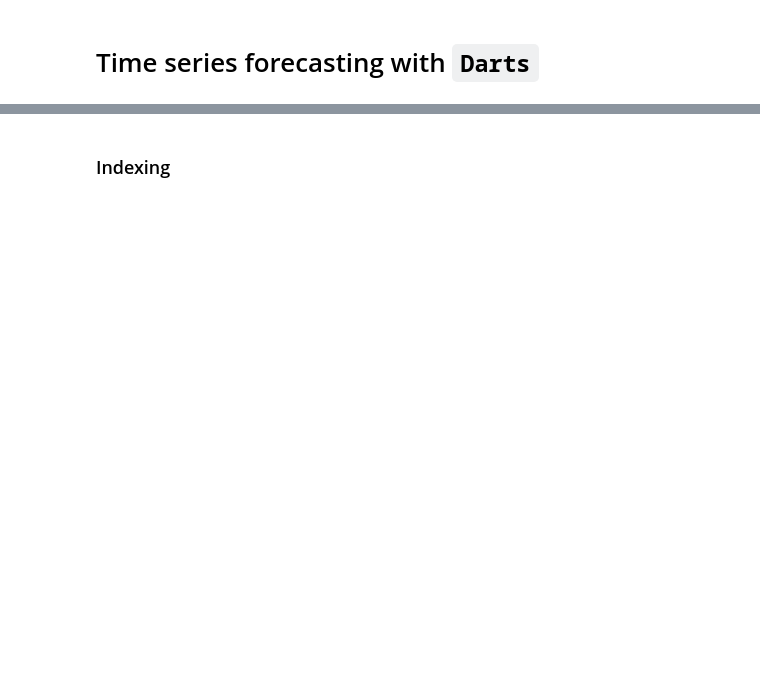
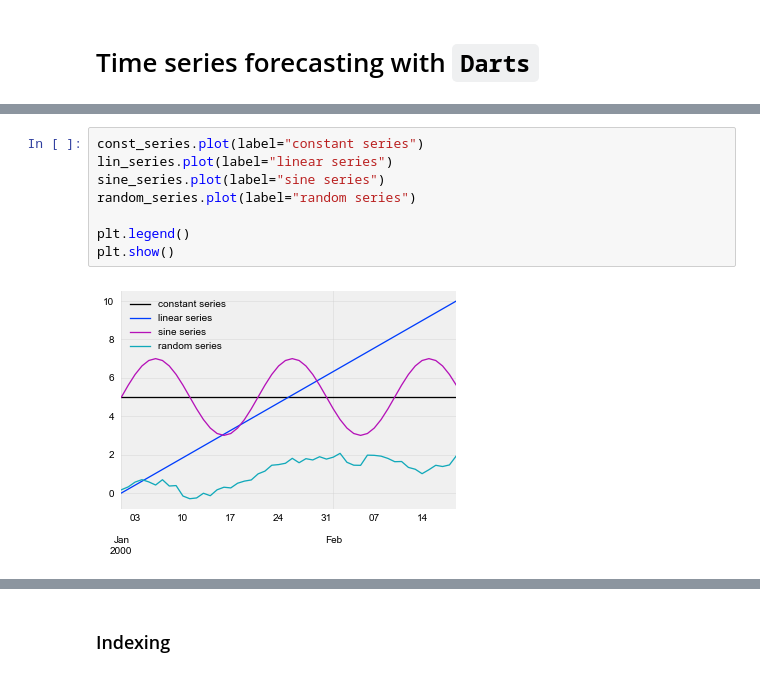
Before and after one commit to spazzy/darts, a Jupyter notebook: examples/darts-detailed-overview.ipynb, the cells around one changed output, grey strips where cells are left out. Saved outputs shown, nothing was run; the diff lists cells and outputs as text; blank space fills up the shorter version.

```diff
--- a/examples/darts-detailed-overview.ipynb
+++ b/examples/darts-detailed-overview.ipynb
@@ -12,0 +81,10 @@
+# %%
+const_series.plot(label="constant series")
+lin_series.plot(label="linear series")
+sine_series.plot(label="sine series")
+random_series.plot(label="random series")
+
+plt.legend()
+plt.show()
+# %% [output]
+[figure, added]
```
Also changed, not shown: parts of 24 cells of this notebook, 2 other files.
